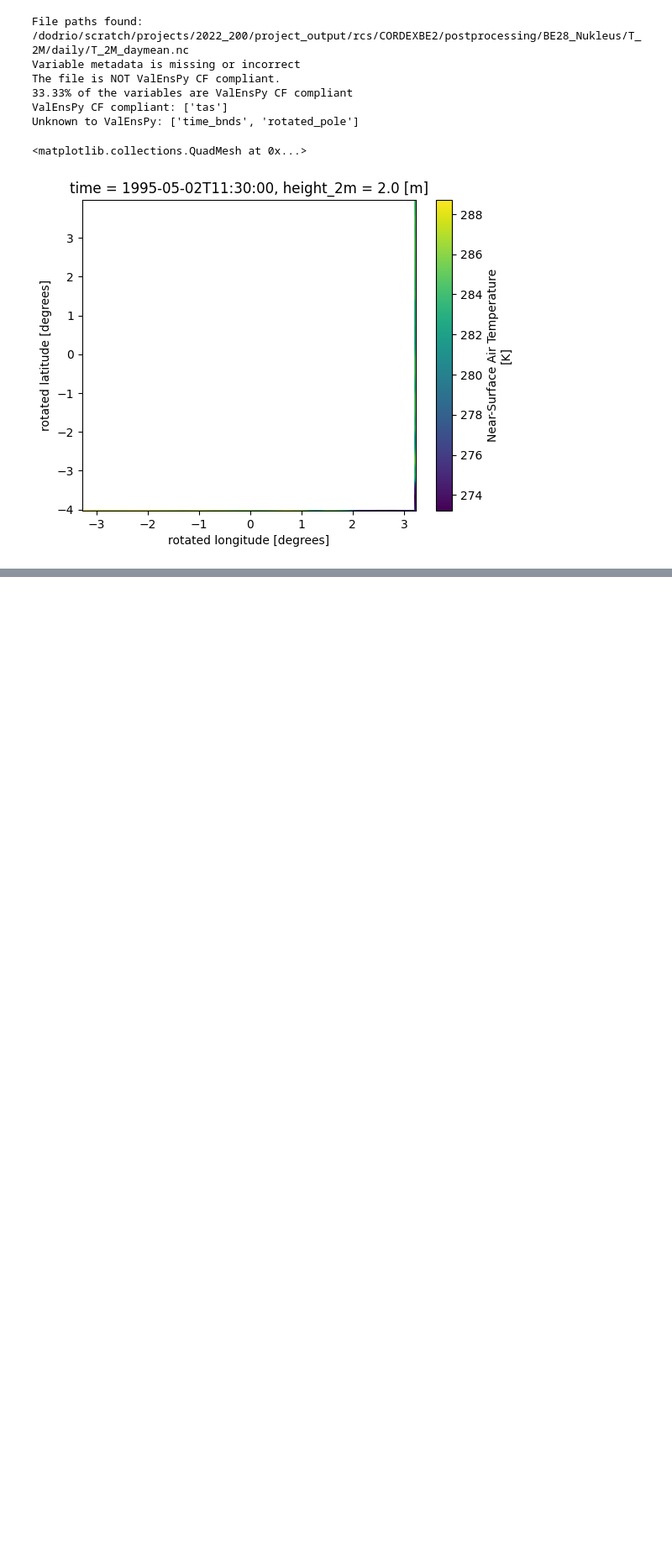
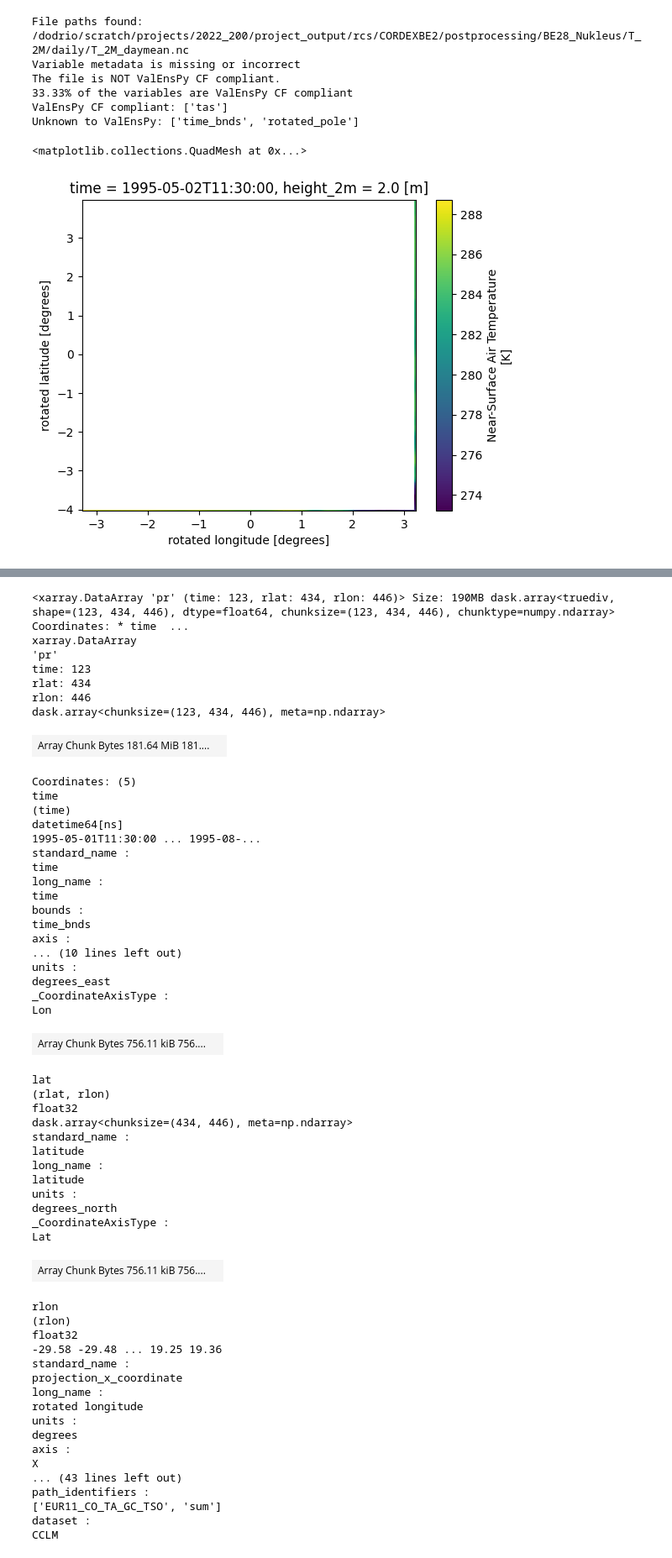
Before and after one commit to CORDEX-be2/ValEnsPy, a Jupyter notebook: evaluation_cclm/cclm_eur11_cpm_boundaries.ipynb, the cells around one changed output, grey strips where cells are left out. Shown at 84% size. Cells and saved outputs as stored; diff of their text form; code cells hidden in the pictures; blank space fills up the shorter version.

```diff
--- a/evaluation_cclm/cclm_eur11_cpm_boundaries.ipynb
+++ b/evaluation_cclm/cclm_eur11_cpm_boundaries.ipynb
@@ -55,6 +60,6 @@ da_border_cells_sorted.plot()
 # %%
 experiments = ["EUR11_1994_NU_TT_EC_TSO"]  #["CB2_CCLM_EUR11_ERA5_evaluation_urb"]
 # %%
-ds_eur11 = manager.load_data(model, ['tas'], freq="daily", path_identifiers=["EUR11_1994_NU_TT_EC_TSO", "mean"])
+ds_eur11 = manager.load_data(model, ['pr'], freq="daily", path_identifiers=["EUR11_CO_TA_GC_TSO", "sum"])
 # %% [output]
 File paths found:
@@ -66 +71,60 @@ ValEnsPy CF compliant: ['tas']
 Unknown to ValEnsPy: ['time_bnds', 'rotated_pole']
+# %%
+ds_eur11['pr']
+# %% [output]
+<xarray.DataArray 'pr' (time: 123, rlat: 434, rlon: 446)> Size: 190MB dask.array<truediv, shape=(123, 434, 446), dtype=float64, chunksize=(123, 434, 446), chunktype=numpy.ndarray> Coordinates: * time  ...
+xarray.DataArray
+'pr'
+time: 123
+rlat: 434
+rlon: 446
+dask.array<chunksize=(123, 434, 446), meta=np.ndarray>
+| Array Chunk Bytes 181.64 MiB 181.... |  |
+Coordinates: (5)
+time
+(time)
+datetime64[ns]
+1995-05-01T11:30:00 ... 1995-08-...
+standard_name :
+time
+long_name :
+time
+bounds :
+time_bnds
+axis :
+... (10 lines left out)
+units :
+degrees_east
+_CoordinateAxisType :
+Lon
+| Array Chunk Bytes 756.11 kiB 756.... |  |
+lat
+(rlat, rlon)
+float32
+dask.array<chunksize=(434, 446), meta=np.ndarray>
+standard_name :
+latitude
+long_name :
+latitude
+units :
+degrees_north
+_CoordinateAxisType :
+Lat
+| Array Chunk Bytes 756.11 kiB 756.... |  |
+rlon
+(rlon)
+float32
+-29.58 -29.48 ... 19.25 19.36
+standard_name :
+projection_x_coordinate
+long_name :
+rotated longitude
+units :
+degrees
+axis :
+X
+... (43 lines left out)
+path_identifiers :
+['EUR11_CO_TA_GC_TSO', 'sum']
+dataset :
+CCLM
```
Also changed, not shown: parts of 6 cells of this notebook, 2 other files.
